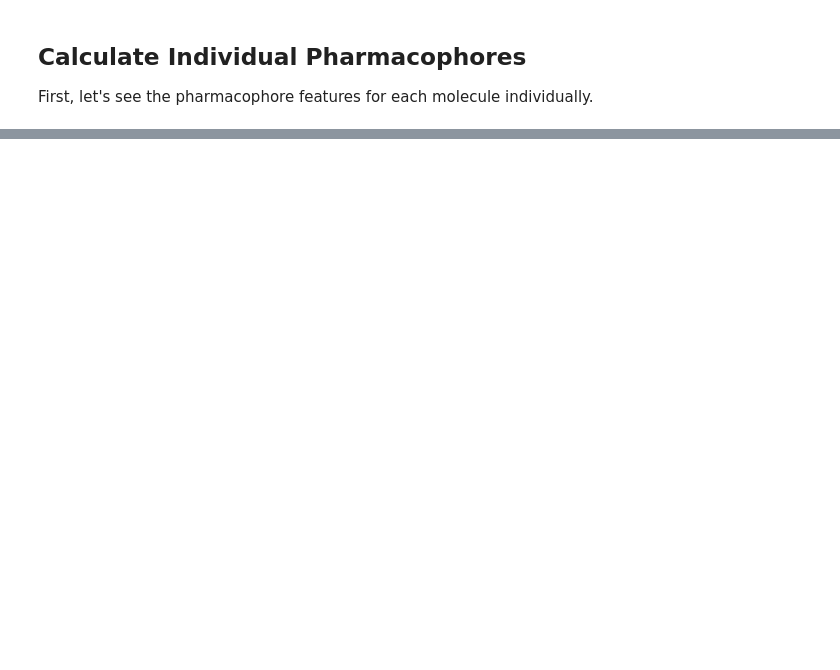
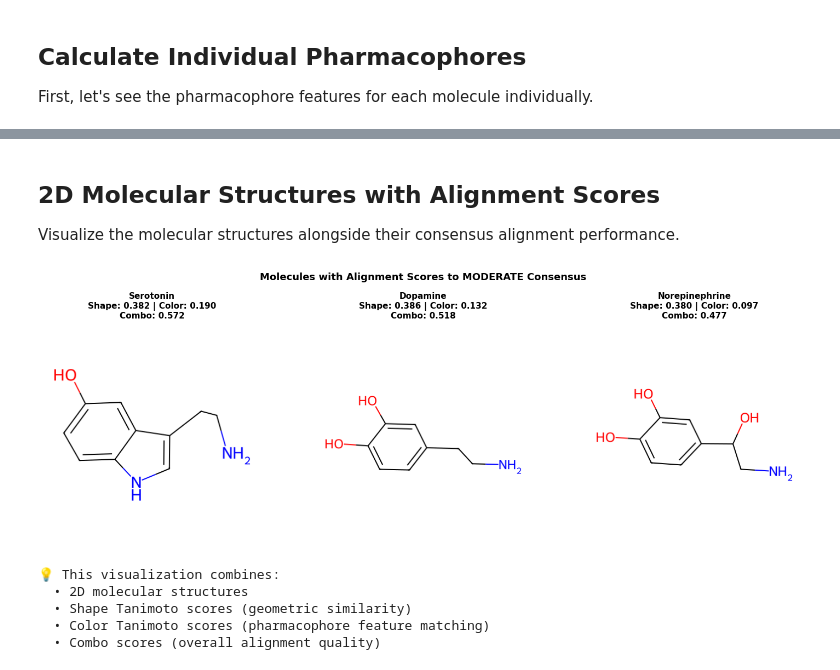
Before and after one commit to fulopjoz/pharmacophore-toolkit, a Jupyter notebook: tutorials/consensus_pharmacophore_tutorial.ipynb, the cells around one changed output, grey strips where cells are left out. Saved outputs shown, nothing was run; the diff lists cells and outputs as text; code cells hidden in the pictures; blank space fills up the shorter version.

```diff
--- a/tutorials/consensus_pharmacophore_tutorial.ipynb
+++ b/tutorials/consensus_pharmacophore_tutorial.ipynb
@@ -159,0 +462,42 @@ This is particularly useful for:
+# %% [markdown]
+## 2D Molecular Structures with Alignment Scores
+
+Visualize the molecular structures alongside their consensus alignment performance.
+# %%
+# Visualization 4: 2D structures with scores
+from rdkit.Chem import Draw
+
+fig, axes = plt.subplots(1, 3, figsize=(15, 5))
+
+for idx, result in enumerate(alignment_results):
+    mol_2d = Chem.RemoveHs(mols[idx])
+
+    # Draw molecule
+    img = Draw.MolToImage(mol_2d, size=(400, 400))
+    axes[idx].imshow(img)
+    axes[idx].axis('off')
+
+    # Add title and scores
+    title = f"{result['molecule']}\n"
+    title += f"Shape: {result['shape']:.3f} | Color: {result['color']:.3f}\n"
+    title += f"Combo: {result['combo']:.3f}"
+
+    axes[idx].set_title(title, fontsize=11, fontweight='bold', pad=10)
+
+plt.suptitle('Molecules with Alignment Scores to MODERATE Consensus',
+             fontsize=13, fontweight='bold', y=1.02)
+plt.tight_layout()
+plt.show()
+
+print("\n💡 This visualization combines:")
+print("  • 2D molecular structures")
+print("  • Shape Tanimoto scores (geometric similarity)")
+print("  • Color Tanimoto scores (pharmacophore feature matching)")
+print("  • Combo scores (overall alignment quality)")
+# %% [output]
+[figure, added]
+💡 This visualization combines:
+  • 2D molecular structures
+  • Shape Tanimoto scores (geometric similarity)
+  • Color Tanimoto scores (pharmacophore feature matching)
+  • Combo scores (overall alignment quality)
```
Also changed, not shown: parts of 43 cells of this notebook, 15 other files.
